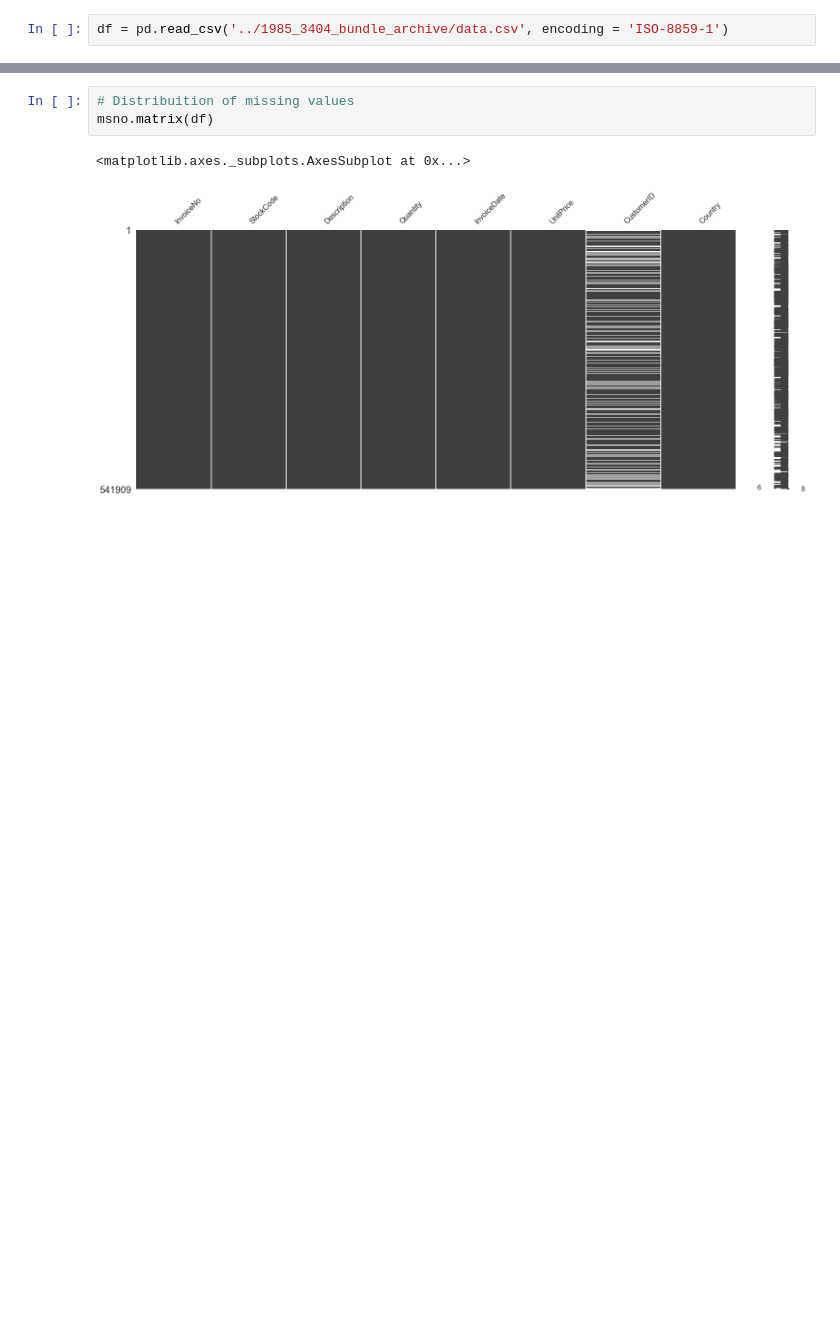
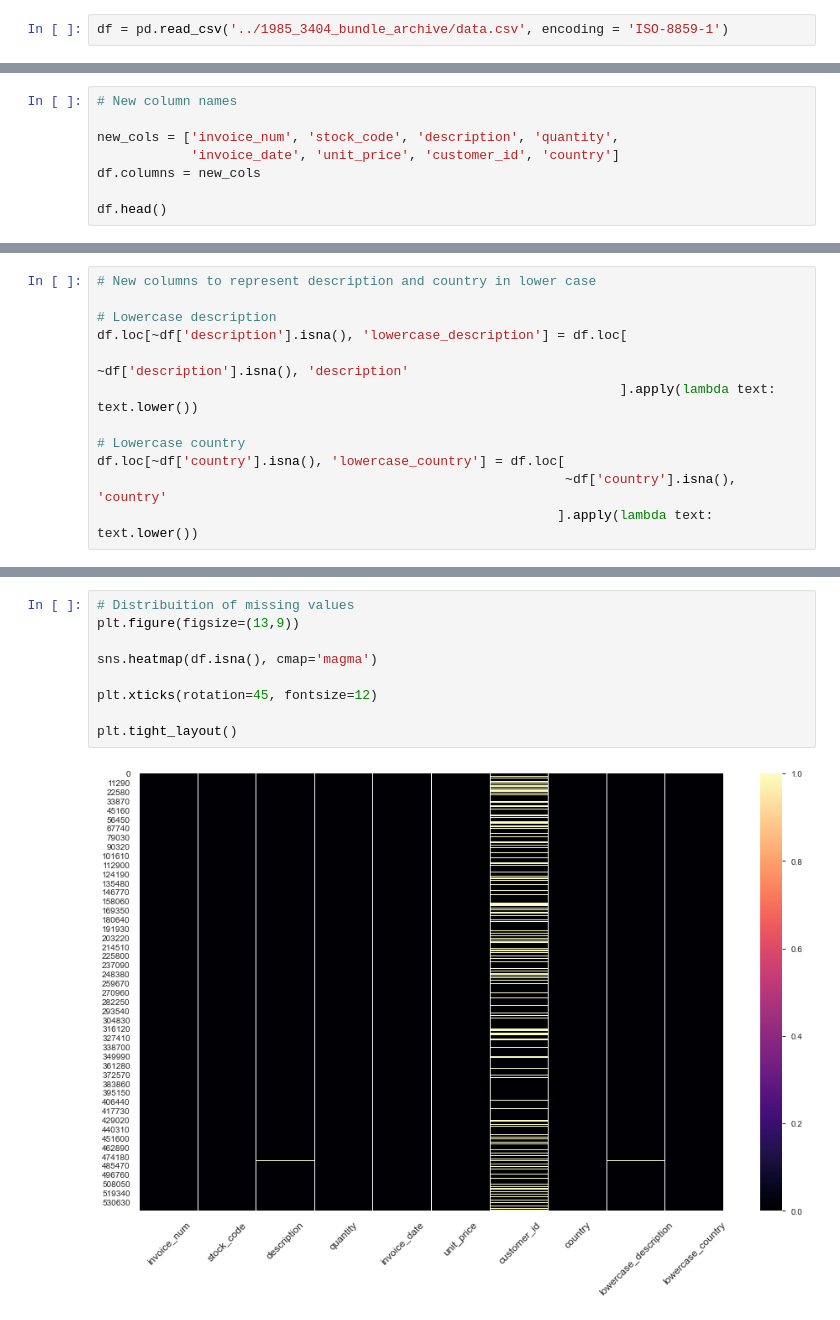
Before and after one commit to waltervt/Data_Science_Projects, a Jupyter notebook: E-Commerce Data Analysis/E-Commerce_Data_Analysis.ipynb, the cells around one changed output, grey strips where cells are left out. Cells and saved outputs as stored; diff of their text form; blank space fills up the shorter version.

```diff
--- a/E-Commerce Data Analysis/E-Commerce_Data_Analysis.ipynb
+++ b/E-Commerce Data Analysis/E-Commerce_Data_Analysis.ipynb
@@ -49,0 +87,8 @@ df.head()
+# %%
+# New column names
+
+new_cols = ['invoice_num', 'stock_code', 'description', 'quantity',
+            'invoice_date', 'unit_price', 'customer_id', 'country']
+df.columns = new_cols
+
+df.head()
@@ -49,0 +102,12 @@ df.head()
+# %%
+# New columns to represent description and country in lower case
+
+# Lowercase description
+df.loc[~df['description'].isna(), 'lowercase_description'] = df.loc[
+                                                                    ~df['description'].isna(), 'description'
+                                                                   ].apply(lambda text: text.lower())
+
+# Lowercase country
+df.loc[~df['country'].isna(), 'lowercase_country'] = df.loc[
+                                                            ~df['country'].isna(), 'country'
+                                                           ].apply(lambda text: text.lower())
@@ -82,7 +165,12 @@ memory usage: 33.1+ MB
-# %%
-# Distribuition of missing values
-msno.matrix(df)
-# %% [output]
-<matplotlib.axes._subplots.AxesSubplot at 0x...>
-[figure, removed]
+# %%
+# Distribuition of missing values
+plt.figure(figsize=(13,9))
+
+sns.heatmap(df.isna(), cmap='magma')
+
+plt.xticks(rotation=45, fontsize=12)
+
+plt.tight_layout()
+# %% [output]
+[figure, added]
 # %% [markdown]
```
Also changed, not shown: parts of 164 cells of this notebook.
